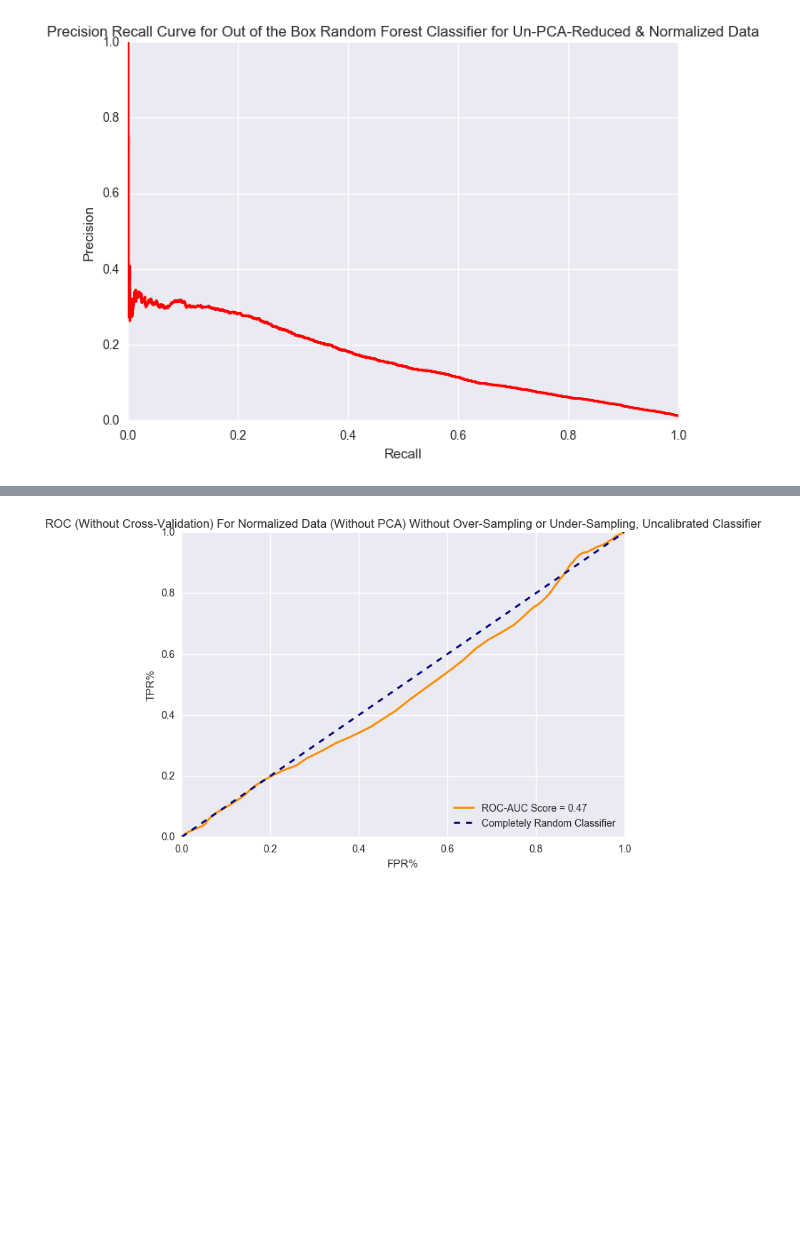
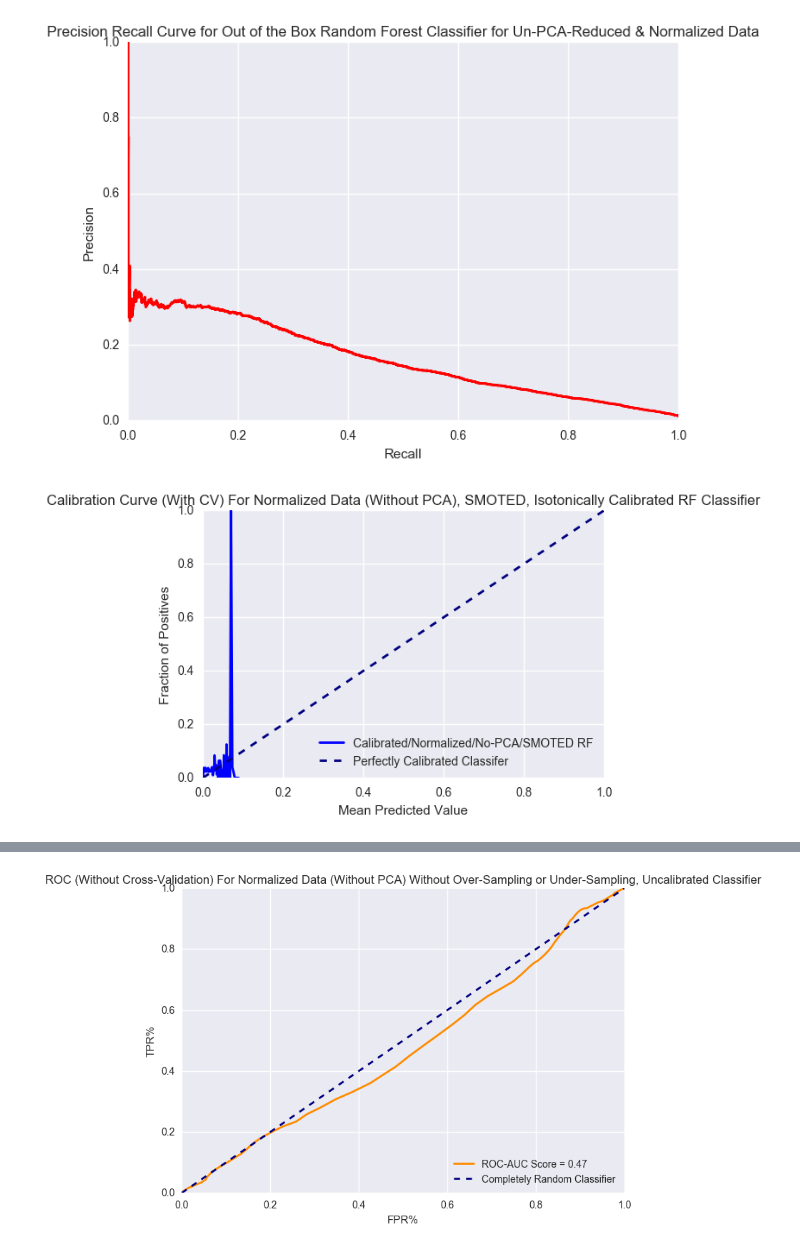
Before and after one commit to JamesKhoaNguyen/predicting_backorders, a Jupyter notebook: product_backorders.ipynb, the cells around one changed output, grey strips where cells are left out. Saved outputs shown, nothing was run; the diff lists cells and outputs as text; code cells hidden in the pictures; blank space fills up the shorter version.

Commit message:
feat: Added in the calibration curve for SMOTED/no-PCA/CV RF classifier

```diff
--- a/product_backorders.ipynb
+++ b/product_backorders.ipynb
@@ -183,3 +183,23 @@ plt.show()
 #from what I can tell the out of the box classifier looks like shit
 # %% [output]
 [figure]
+# %%
+from sklearn.calibration import CalibratedClassifierCV, calibration_curve
+from sklearn.cross_validation import KFold
+kfold = KFold(len(X_train_temp),n_folds = 10)
+calibrated_clf_temp = CalibratedClassifierCV(clf_temp, cv = kfold, method = 'isotonic')
+calibrated_clf_temp = calibrated_clf_temp.fit(x_smote_training_data, y_smote_training_data)
+#y_predict_calibrated = calibrated_clf_temp.predict(X_test_temp)
+#score_calibrated = metrics.f1_score(y_test_temp,y_predict_calibrated)
+y_predict_calibrated_proba = calibrated_clf_temp.predict_proba(X_test_temp)
+# %%
+frac_of_pos, mean_pred_val = calibration_curve(y_test_temp, y_predict_calibrated_proba[:,1], n_bins = 1000)
+plt.plot(mean_pred_val, frac_of_pos, color = 'blue', lw = 2, label = 'Calibrated/Normalized/No-PCA/SMOTED RF')
+plt.plot([0,1], [0,1], color = 'navy', lw =2, linestyle = '--', label = 'Perfectly Calibrated Classifer')
+plt.xlabel('Mean Predicted Value')
+plt.ylabel('Fraction of Positives')
+plt.title('Calibration Curve (With CV) For Normalized Data (Without PCA), SMOTED, Isotonically Calibrated RF Classifier')
+plt.legend(loc = 'lower right')
+plt.show()
+# %% [output]
+[figure, added]
```
Also changed, not shown: parts of 5 cells of this notebook.
